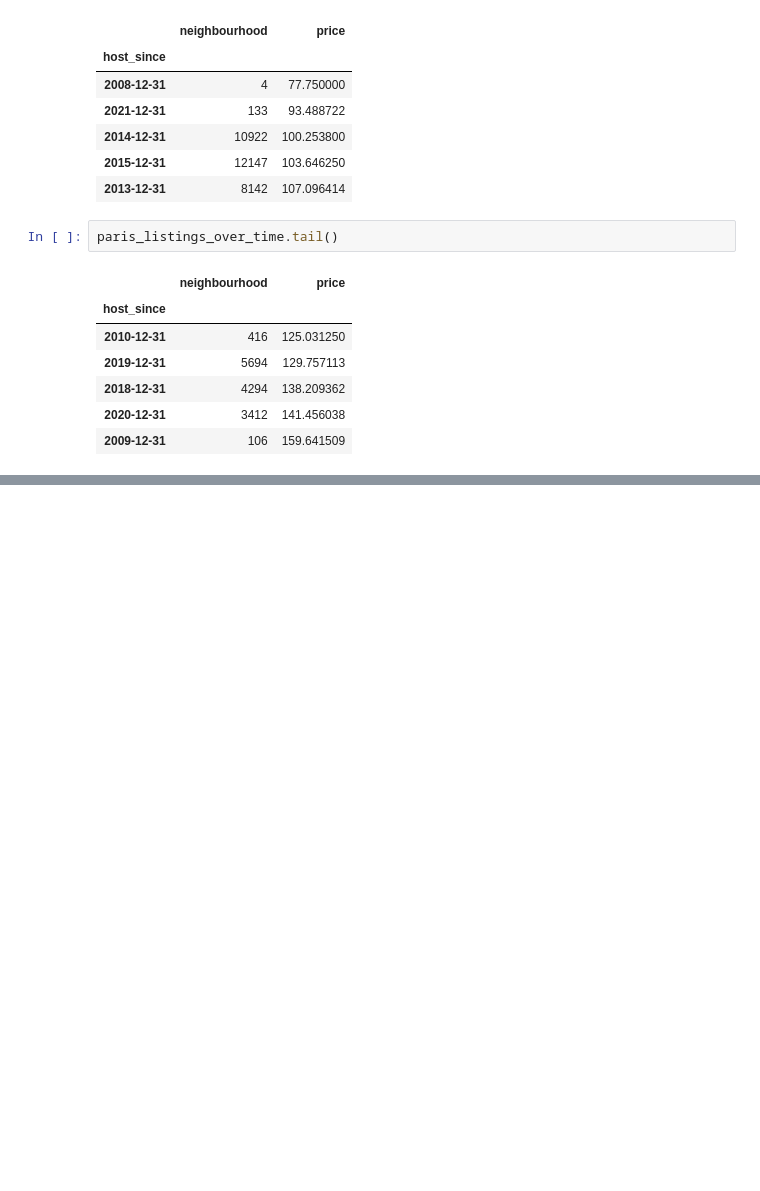
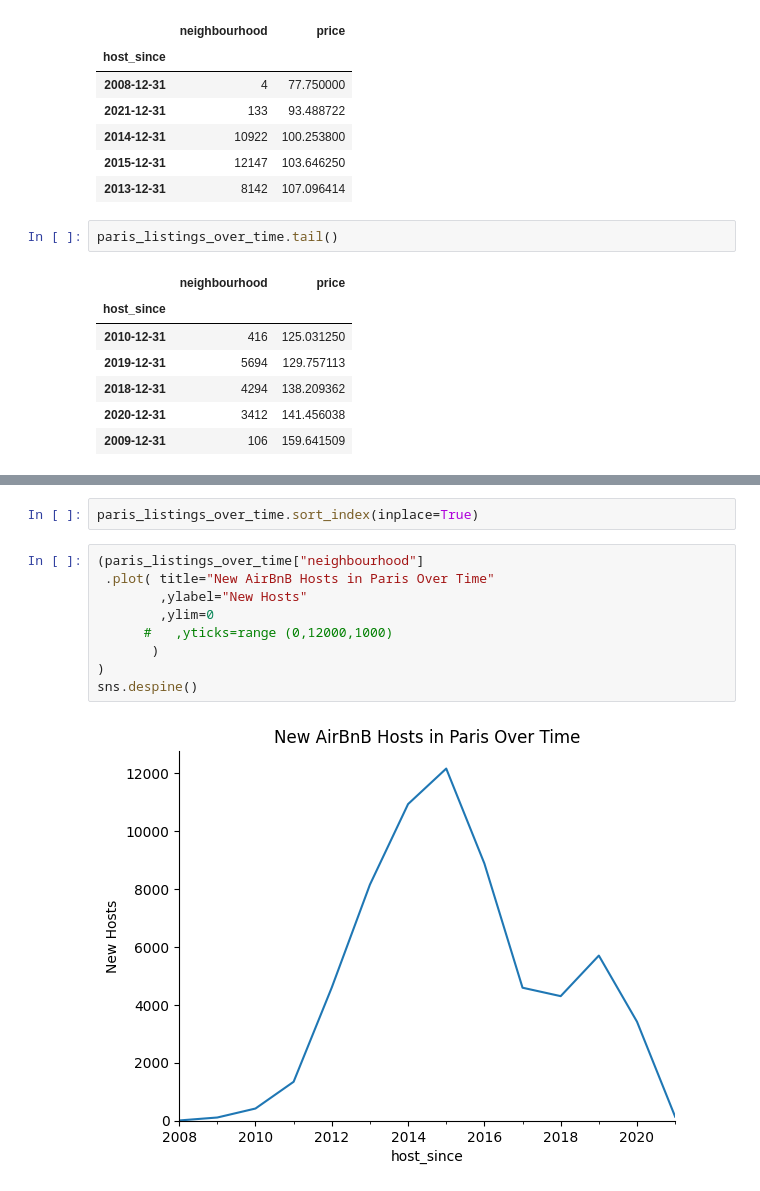
Before and after one commit to gtshinde/airbnb_python_analysis, a Jupyter notebook: airbnb_notebook.ipynb, the cells around one changed output, grey strips where cells are left out. Drawn from its saved outputs; the diff is of its cells as text; blank space fills up the shorter version.

```diff
--- a/airbnb_notebook.ipynb
+++ b/airbnb_notebook.ipynb
@@ -272,0 +349,13 @@ paris_listings_over_time.tail()
+# %%
+paris_listings_over_time.sort_index(inplace=True)
+# %%
+(paris_listings_over_time["neighbourhood"]
+ .plot( title="New AirBnB Hosts in Paris Over Time"
+        ,ylabel="New Hosts"
+        ,ylim=0
+      #   ,yticks=range (0,12000,1000)
+       )
+)
+sns.despine()
+# %% [output]
+[figure, added]
```
Also changed, not shown: parts of 13 cells of this notebook.
